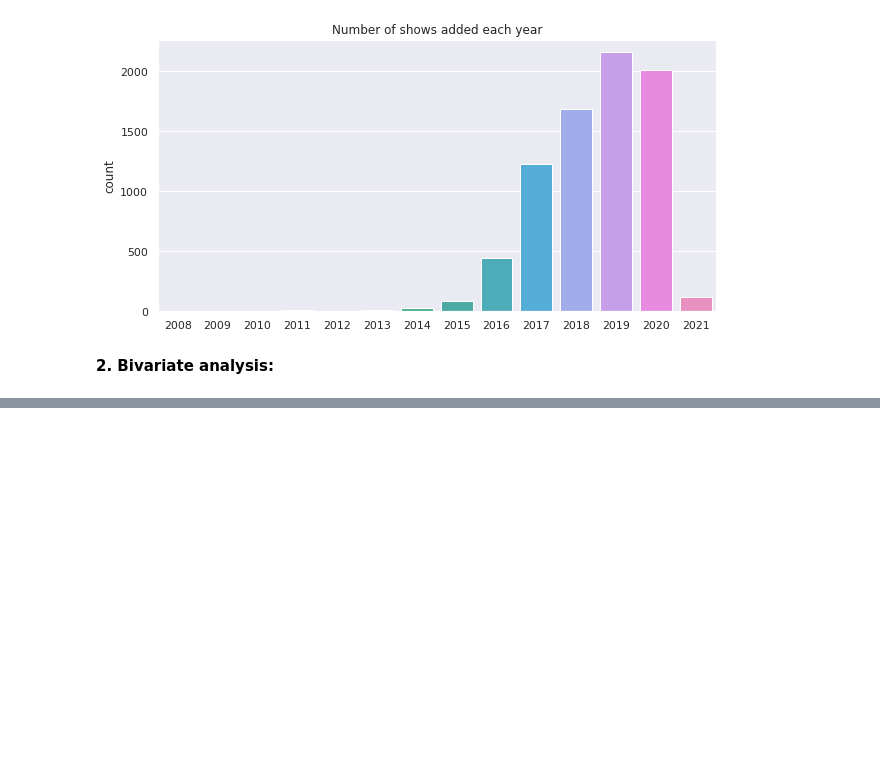
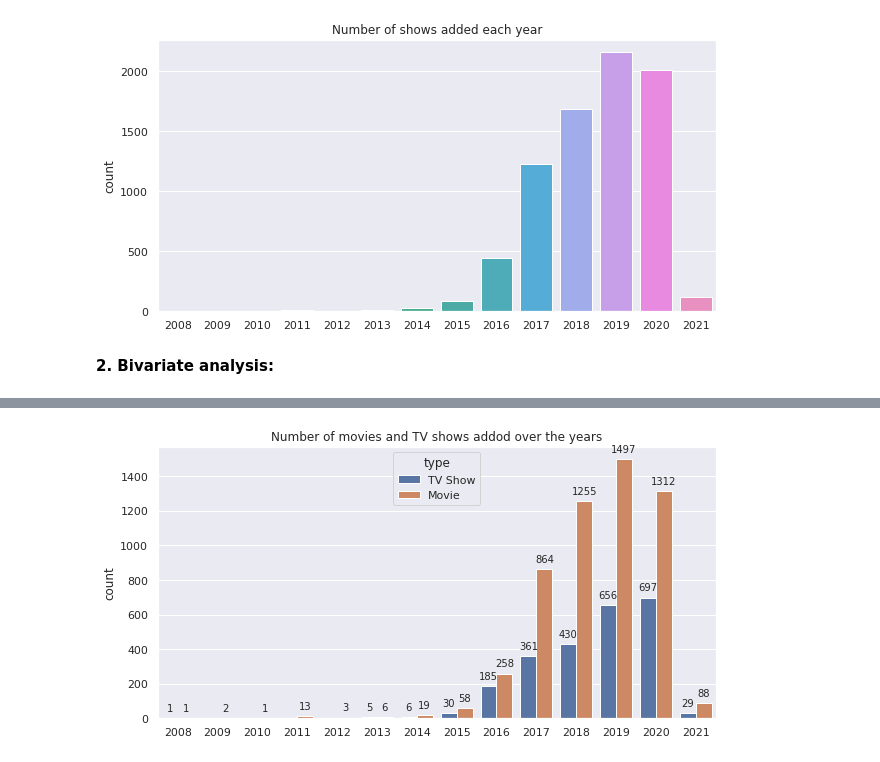
Before and after one commit to shaloy-lewis/Netflix_movies_and_tv_shows_clustering, a Jupyter notebook: Netflix_Movies_and_TV_Shows_Clustering_Shaloy_Lewis.ipynb, the cells around one changed output, grey strips where cells are left out. Drawn from its saved outputs; the diff is of its cells as text; code cells hidden in the pictures; blank space fills up the shorter version.

```diff
--- a/Netflix_Movies_and_TV_Shows_Clustering_Shaloy_Lewis.ipynb
+++ b/Netflix_Movies_and_TV_Shows_Clustering_Shaloy_Lewis.ipynb
@@ -475,0 +486,10 @@ Text(0.5, 0, '')
+# %%
+# Number of movies and TV shows addod over the years
+plt.figure(figsize=(10,5))
+p = sns.countplot(x='year_added',data=df, hue='type')
+plt.title('Number of movies and TV shows addod over the years')
+plt.xlabel('')
+for i in p.patches:
+  p.annotate(format(i.get_height(), '.0f'), (i.get_x() + i.get_width() / 2., i.get_height()), ha = 'center', va = 'center', xytext = (0, 10), textcoords = 'offset points')
+# %% [output]
+[figure, added]
```
Also changed, not shown: parts of 6 cells of this notebook.
